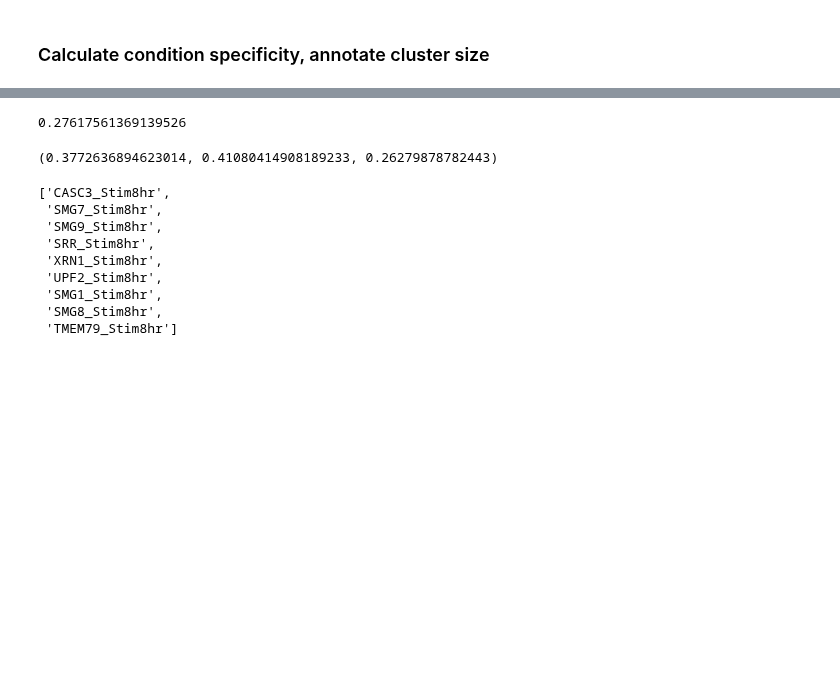
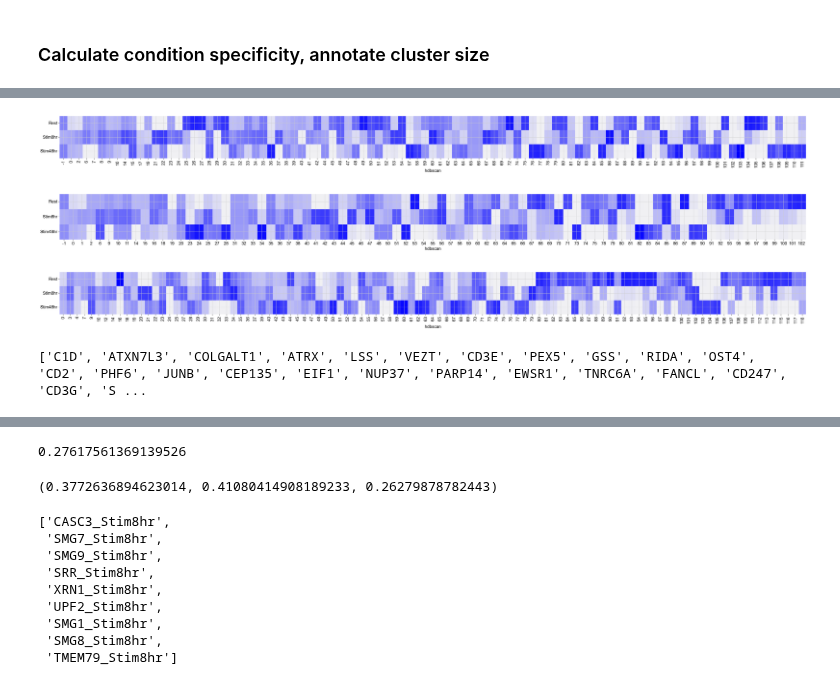
Before and after one commit to emdann/GWT_perturbseq_analysis_2025, a Jupyter notebook: src/6_functional_interaction/condition_specificity.ipynb, the cells around one changed output, grey strips where cells are left out. Drawn from its saved outputs; the diff is of its cells as text; code cells hidden in the pictures; blank space fills up the shorter version.

```diff
--- a/src/6_functional_interaction/condition_specificity.ipynb
+++ b/src/6_functional_interaction/condition_specificity.ipynb
@@ -46,7 +150,7 @@ adata_final.obs['hdbscan_corr_stim48hr_over_across_condition'] = 0
 for cl in adata_final.obs['hdbscan'].unique():
 
     gene_id_list = adata_final[adata_final.obs.hdbscan==cl].obs.target_contrast_corrected.unique().tolist()
-    corr_all = pd.DataFrame(adata_de[adata_de.obs['target_contrast_corrected'].isin(gene_id_list)].layers['zscore'].T,
+    corr_all = pd.DataFrame(adata_de[adata_de.obs['target_contrast_corrected'].isin(gene_id_list)].layers['masked_zscore'].T,
                            columns=adata_de[adata_de.obs['target_contrast_corrected'].isin(gene_id_list)].obs_names).corr()
     corr_all = corr_all.reset_index()
     corr_all = corr_all.rename(columns={'index': 'Index_ID'})
@@ -59,17 +163,39 @@ for cl in adata_final.obs['hdbscan'].unique():
     corr_all_long[['perturbation_2', 'perturbation_2_condition']] = corr_all_long['Column_ID'].str.split('_',n=1,expand=True)
     corr_all_long = corr_all_long[corr_all_long['perturbation_1']!=corr_all_long['perturbation_2']]
 
-    corr_across_condition_mean = corr_all_long[corr_all_long.perturbation_1_condition!=corr_all_long.perturbation_2_condition].Correlation_Value.mean()
+    hdbscan_corr_rest_over_across_condition, hdbscan_corr_stim8hr_over_across_condition, hdbscan_corr_stim48hr_over_across_condition = corr_enrichment(corr_all_long)
 
-    corr_rest_mean = corr_all_long[(corr_all_long.perturbation_1_condition=='Rest')&(corr_all_long.perturbation_2_condition=='Rest')].Correlation_Value.mean()
-    corr_stim8hr_mean = corr_all_long[(corr_all_long.perturbation_1_condition=='Stim8hr')&(corr_all_long.perturbation_2_condition=='Stim8hr')].Correlation_Value.mean()
-    corr_stim48hr_mean = corr_all_long[(corr_all_long.perturbation_1_condition=='Stim48hr')&(corr_all_long.perturbation_2_condition=='Stim48hr')].Correlation_Value.mean()
-
-    adata_final.obs.loc[adata_final.obs['hdbscan']==cl, 'hdbscan_corr_rest_over_across_condition'] = corr_rest_mean/corr_across_condition_mean
-    adata_final.obs.loc[adata_final.obs['hdbscan']==cl, 'hdbscan_corr_stim8hr_over_across_condition'] = corr_stim8hr_mean/corr_across_condition_mean
-    adata_final.obs.loc[adata_final.obs['hdbscan']==cl, 'hdbscan_corr_stim48hr_over_across_condition'] = corr_stim48hr_mean/corr_across_condition_mean
+    adata_final.obs.loc[adata_final.obs['hdbscan']==cl, 'hdbscan_corr_rest_over_across_condition'] = hdbscan_corr_rest_over_across_condition
+    adata_final.obs.loc[adata_final.obs['hdbscan']==cl, 'hdbscan_corr_stim8hr_over_across_condition'] = hdbscan_corr_stim8hr_over_across_condition
+    adata_final.obs.loc[adata_final.obs['hdbscan']==cl, 'hdbscan_corr_stim48hr_over_across_condition'] = hdbscan_corr_stim48hr_over_across_condition
+    adata_final.obs.loc[adata_final.obs['hdbscan']==cl, 'cluster_gene_size'] = len(adata_final[adata_final.obs['hdbscan']==cl].obs.target_contrast_corrected.unique())
 # %%
-condition_specificity = adata_final.obs[['hdbscan', 'hdbscan_cluster_gene_size', 'hdbscan_corr_rest_over_across_condition',
+condition_specificity = adata_final.obs[['hdbscan', 'cluster_gene_size', 'hdbscan_corr_rest_over_across_condition',
                                          'hdbscan_corr_stim8hr_over_across_condition', 'hdbscan_corr_stim48hr_over_across_condition']].drop_duplicates().sort_values(by='hdbscan').set_index('hdbscan', drop=True)
 # %%
-condition_specificity = condition_specificity[condition_specificity.hdbscan_cluster_gene_size>=4]
+condition_specificity = condition_specificity[condition_specificity.cluster_gene_size>=4]
+# %%
+fig, ax = plt.subplots(figsize=(35, 3))
+sns.heatmap(condition_specificity.iloc[:,1:].T, vmin=0, vmax=1, ax=ax, cmap=sns.color_palette("light:b", as_cmap=True), cbar=False)
+ax.set_yticklabels(['Rest', 'Stim8hr', 'Stim48hr'], rotation=0)
+plt.tight_layout()
+# %% [output]
+[figure, added]
+# %%
+fig, ax = plt.subplots(figsize=(35, 3))
+sns.heatmap(condition_specificity.iloc[:,1:].T, vmin=0, vmax=1, ax=ax, cmap=sns.color_palette("light:b", as_cmap=True), cbar=False)
+ax.set_yticklabels(['Rest', 'Stim8hr', 'Stim48hr'], rotation=0)
+plt.tight_layout()
+# %% [output]
+[figure, added]
+# %%
+fig, ax = plt.subplots(figsize=(35, 3))
+sns.heatmap(condition_specificity.iloc[:,1:].T, vmin=0, vmax=1, ax=ax, cmap=sns.color_palette("light:b", as_cmap=True), cbar=False)
+ax.set_yticklabels(['Rest', 'Stim8hr', 'Stim48hr'], rotation=0)
+plt.tight_layout()
+# %% [output]
+[figure, added]
+# %%
+print(genelist)
+# %% [output]
+['C1D', 'ATXN7L3', 'COLGALT1', 'ATRX', 'LSS', 'VEZT', 'CD3E', 'PEX5', 'GSS', 'RIDA', 'OST4', 'CD2', 'PHF6', 'JUNB', 'CEP135', 'EIF1', 'NUP37', 'PARP14', 'EWSR1', 'TNRC6A', 'FANCL', 'CD247', 'CD3G', 'S ...
```
Also changed, not shown: parts of 36 cells of this notebook, 8 other files.
